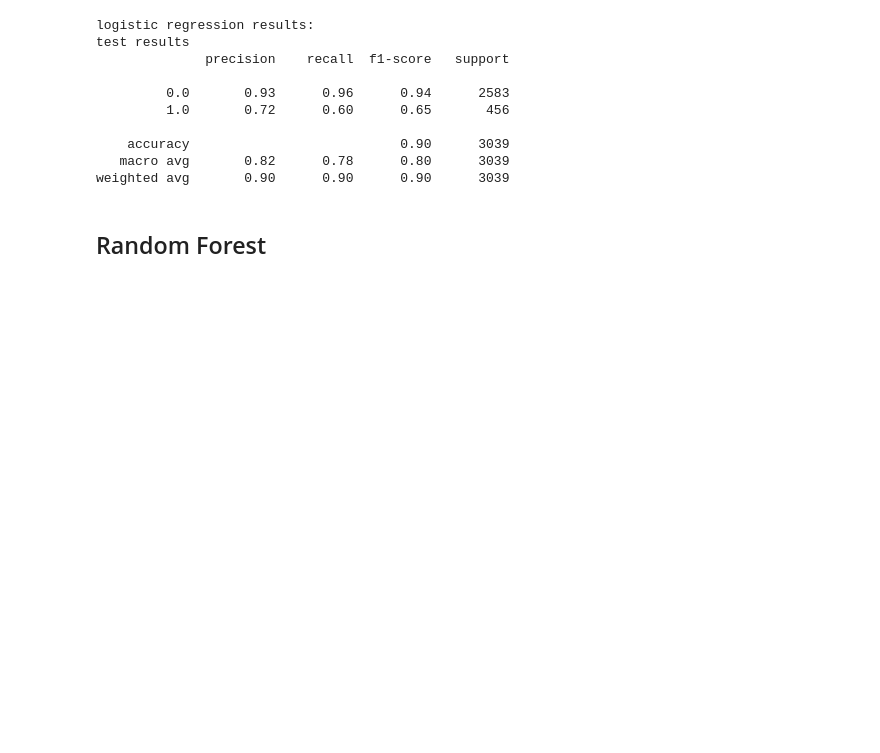
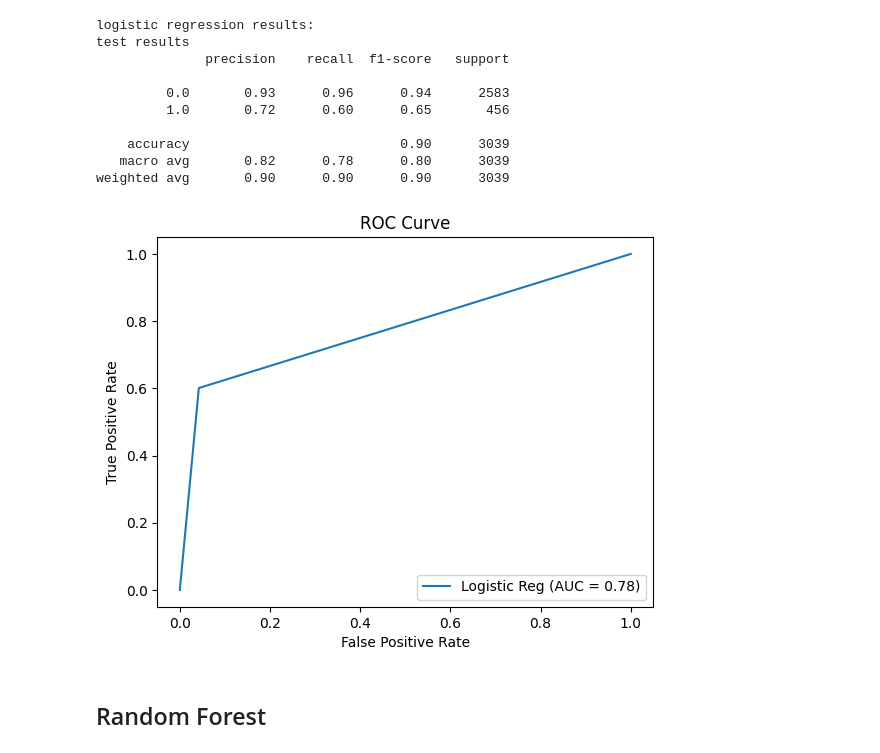
Before and after one commit to heschmat/ML-Exploration-Kit, a Jupyter notebook: customer_churn_clean_code/customer_churn.ipynb, the cells around one changed output. Drawn from its saved outputs; the diff is of its cells as text; code cells hidden in the pictures; blank space fills up the shorter version.

Commit message:
Add AUC curve for baseline/log regression.

```diff
--- a/customer_churn_clean_code/customer_churn.ipynb
+++ b/customer_churn_clean_code/customer_churn.ipynb
@@ -178,15 +178,15 @@ X_trn, X_tst, y_trn, y_tst = train_test_split(X, y, test_size= .3, random_state=
 # %% [markdown]
 ## Base Model: Logistic Regression
 # %%
-cls_lr = LogisticRegression()
+clf_lr = LogisticRegression()
 # %%
 scaler = StandardScaler()
 X_trn_scaled = scaler.fit_transform(X_trn)
 X_tst_scaled = scaler.transform(X_tst)
 
-cls_lr.fit(X_trn_scaled, y_trn)
-preds_trn_lr = cls_lr.predict(X_trn_scaled)
-preds_tst_lr = cls_lr.predict(X_tst_scaled)
+clf_lr.fit(X_trn_scaled, y_trn)
+preds_trn_lr = clf_lr.predict(X_trn_scaled)
+preds_tst_lr = clf_lr.predict(X_tst_scaled)
 # %%
 print('logistic regression results:')
 print('test results')
@@ -202,3 +202,13 @@ test results
     accuracy                           0.90      3039
    macro avg       0.82      0.78      0.80      3039
 weighted avg       0.90      0.90      0.90      3039
+# %%
+fpr, tpr, threshold = metrics.roc_curve(y_tst, preds_tst_lr)
+roc_auc = metrics.auc(fpr, tpr)
+display = metrics.RocCurveDisplay(fpr= fpr, tpr= tpr, roc_auc= roc_auc,
+                                  estimator_name= 'Logistic Reg')
+display.plot()
+plt.title('ROC Curve')
+plt.show()
+# %% [output]
+[figure, added]
```
Also changed, not shown: parts of 4 cells of this notebook.
